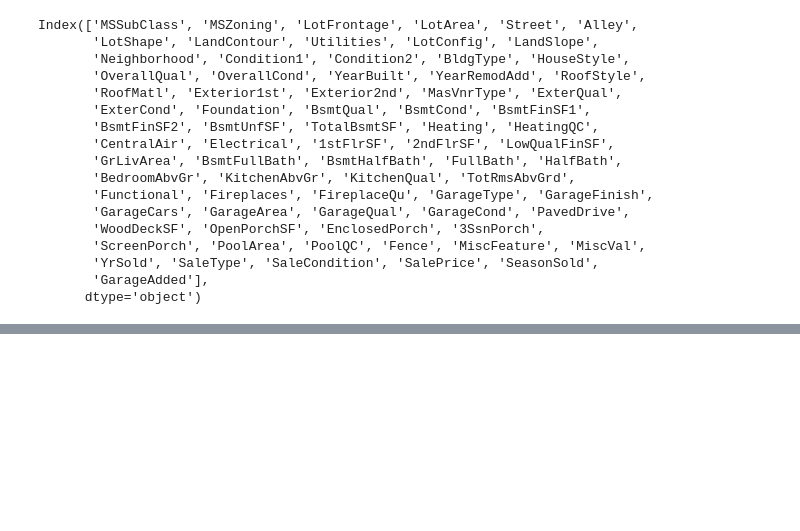
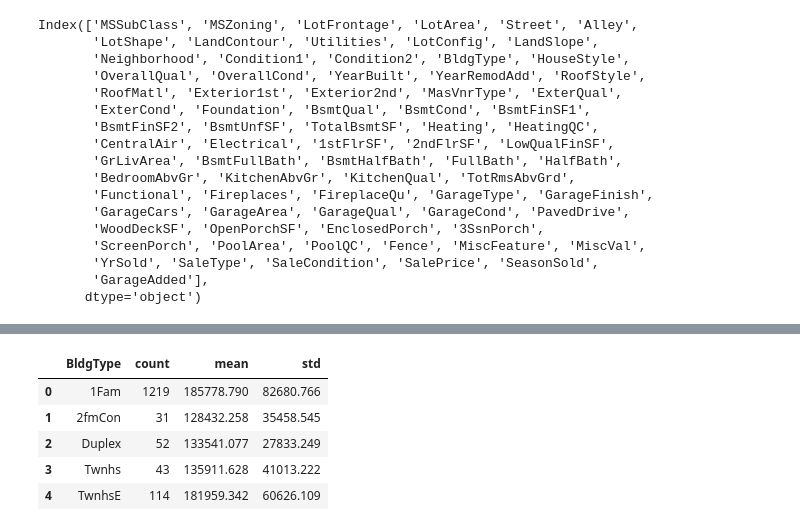
Before and after one commit to faupel15/Housing_Price_Prediction, a Jupyter notebook: Housing_Price_Prediction.ipynb, the cells around one changed output, grey strips where cells are left out. Drawn from its saved outputs; the diff is of its cells as text; code cells hidden in the pictures; blank space fills up the shorter version.

```diff
--- a/Housing_Price_Prediction.ipynb
+++ b/Housing_Price_Prediction.ipynb
@@ -699,0 +816,10 @@ houses = houses[['MSSubClass', 'MSZoning', 'LotFrontage', 'LotArea', 'Street', '
+# %%
+# Summarize
+houses.groupby('BldgType', as_index=False)['SalePrice'].agg(['count', 'mean', 'std'])
+# %% [output]
+|  | BldgType | count | mean | std |
+| 0 | 1Fam | 1219 | 185778.790 | 82680.766 |
+| 1 | 2fmCon | 31 | 128432.258 | 35458.545 |
+| 2 | Duplex | 52 | 133541.077 | 27833.249 |
+| 3 | Twnhs | 43 | 135911.628 | 41013.222 |
+| 4 | TwnhsE | 114 | 181959.342 | 60626.109 |
```
Also changed, not shown: parts of 15 cells of this notebook.
